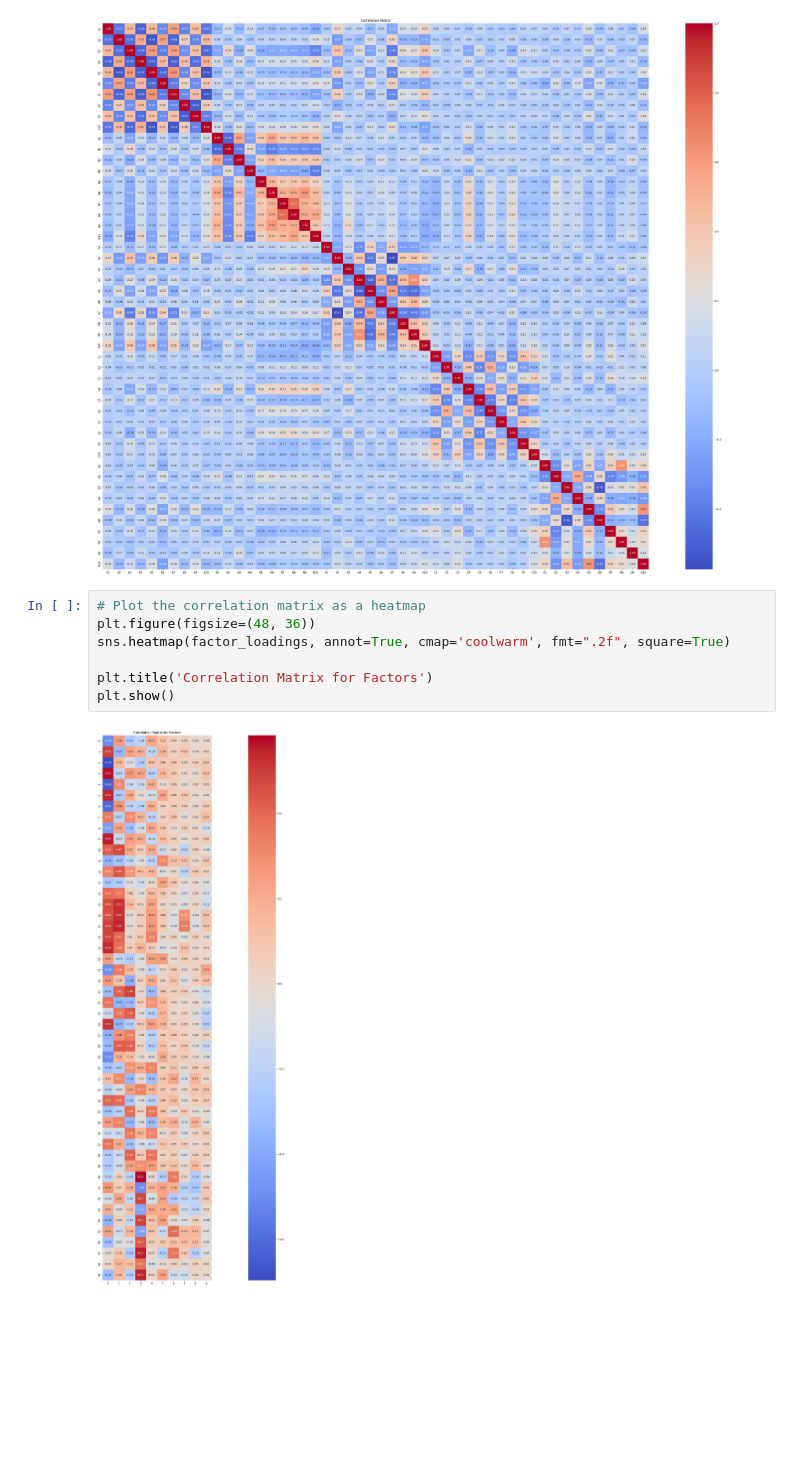
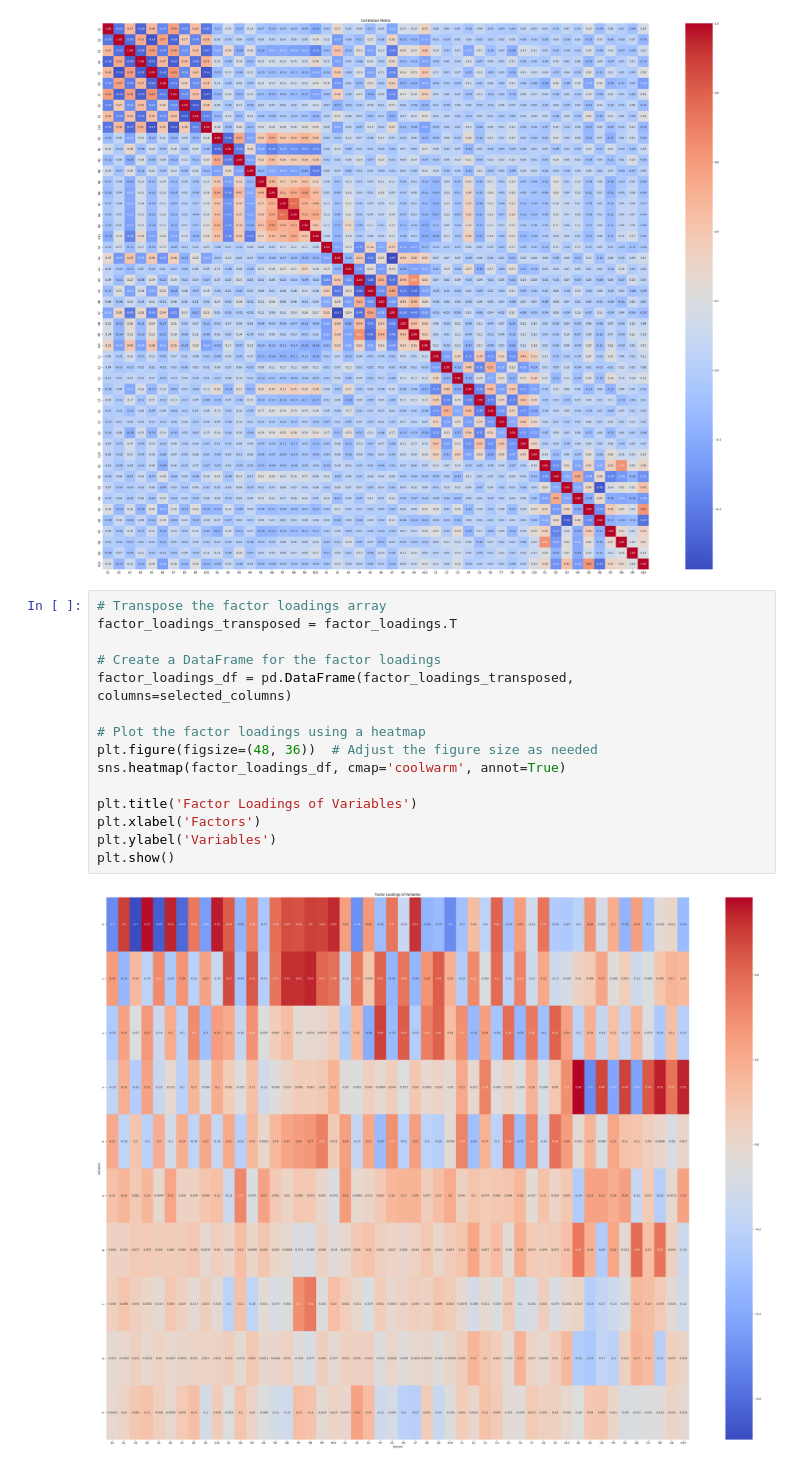
Before and after one commit to MaliheDahmardeh/EFA-analysis, a Jupyter notebook: Welcome_to_Colaboratory.ipynb, the cells around one changed output. Saved outputs shown, nothing was run; the diff lists cells and outputs as text; blank space fills up the shorter version.

```diff
--- a/Welcome_to_Colaboratory.ipynb
+++ b/Welcome_to_Colaboratory.ipynb
@@ -136,12 +154,20 @@ plt.title('Correlation Matrix')
 plt.show()
 # %% [output]
 [figure]
-# %%
-# Plot the correlation matrix as a heatmap
-plt.figure(figsize=(48, 36))
-sns.heatmap(factor_loadings, annot=True, cmap='coolwarm', fmt=".2f", square=True)
-
-plt.title('Correlation Matrix for Factors')
-plt.show()
-# %% [output]
-[figure, removed]
+# %%
+# Transpose the factor loadings array
+factor_loadings_transposed = factor_loadings.T
+
+# Create a DataFrame for the factor loadings
+factor_loadings_df = pd.DataFrame(factor_loadings_transposed, columns=selected_columns)
+
+# Plot the factor loadings using a heatmap
+plt.figure(figsize=(48, 36))  # Adjust the figure size as needed
+sns.heatmap(factor_loadings_df, cmap='coolwarm', annot=True)
+
+plt.title('Factor Loadings of Variables')
+plt.xlabel('Factors')
+plt.ylabel('Variables')
+plt.show()
+# %% [output]
+[figure, added]
```
Also changed, not shown: parts of 1 cell of this notebook.
